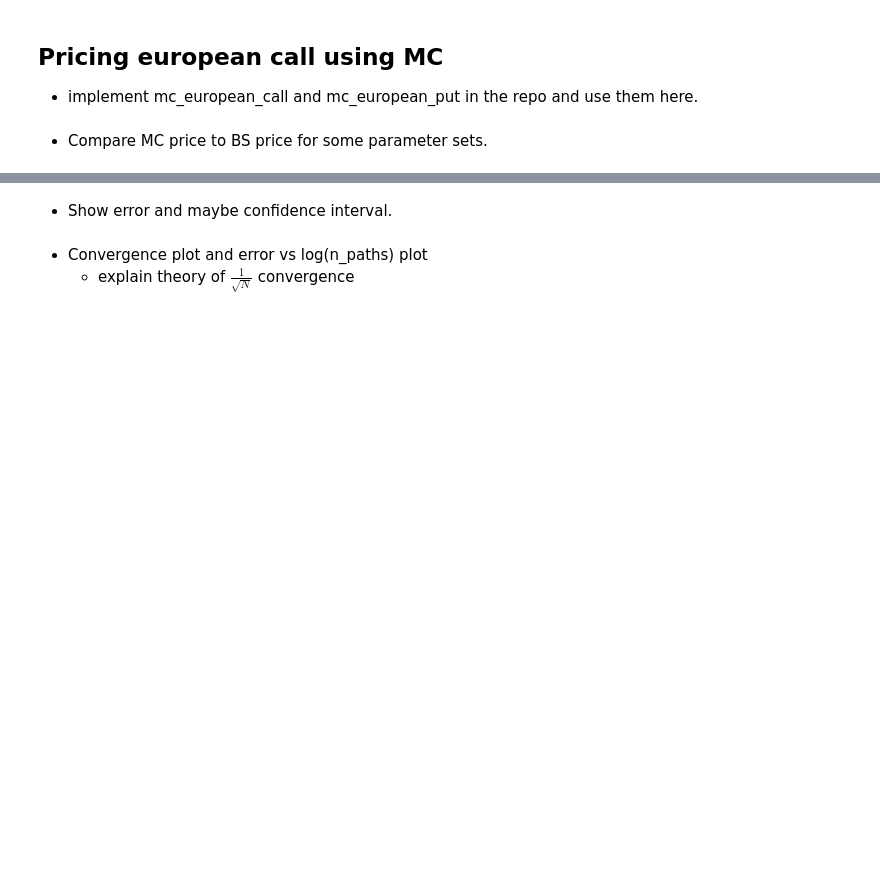
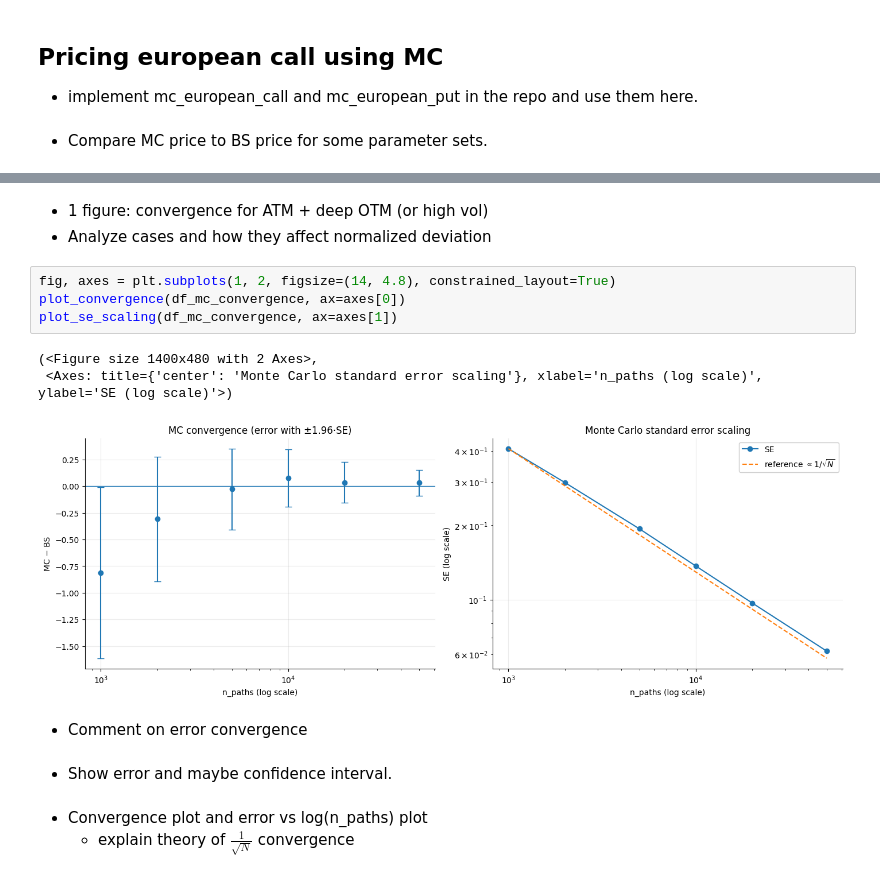
Before and after one commit to willemk-stack/option-pricing-library, a Jupyter notebook: notebooks/05_mc_pricing_basics.ipynb, the cells around one changed output, grey strips where cells are left out. Cells and saved outputs as stored; diff of their text form; blank space fills up the shorter version.

```diff
--- a/notebooks/05_mc_pricing_basics.ipynb
+++ b/notebooks/05_mc_pricing_basics.ipynb
@@ -186,3 +178,17 @@ df[["case", "t", "S", "K", "r", "sigma", "T", "tau", "MC", "SE", "BS", "MC-BS"]]
+# %% [markdown]
+
+- 1 figure: convergence for ATM + deep OTM (or high vol)
+- Analyze cases and how they affect normalized deviation
+# %%
+fig, axes = plt.subplots(1, 2, figsize=(14, 4.8), constrained_layout=True)
+plot_convergence(df_mc_convergence, ax=axes[0])
+plot_se_scaling(df_mc_convergence, ax=axes[1])
+# %% [output]
+(<Figure size 1400x480 with 2 Axes>,
+ <Axes: title={'center': 'Monte Carlo standard error scaling'}, xlabel='n_paths (log scale)', ylabel='SE (log scale)'>)
+[figure, added]
+# %% [markdown]
+- Comment on error convergence
 # %% [markdown]
 
 - Show error and maybe confidence interval.
```
Also changed, not shown: parts of 4 cells of this notebook, 1 other file.
